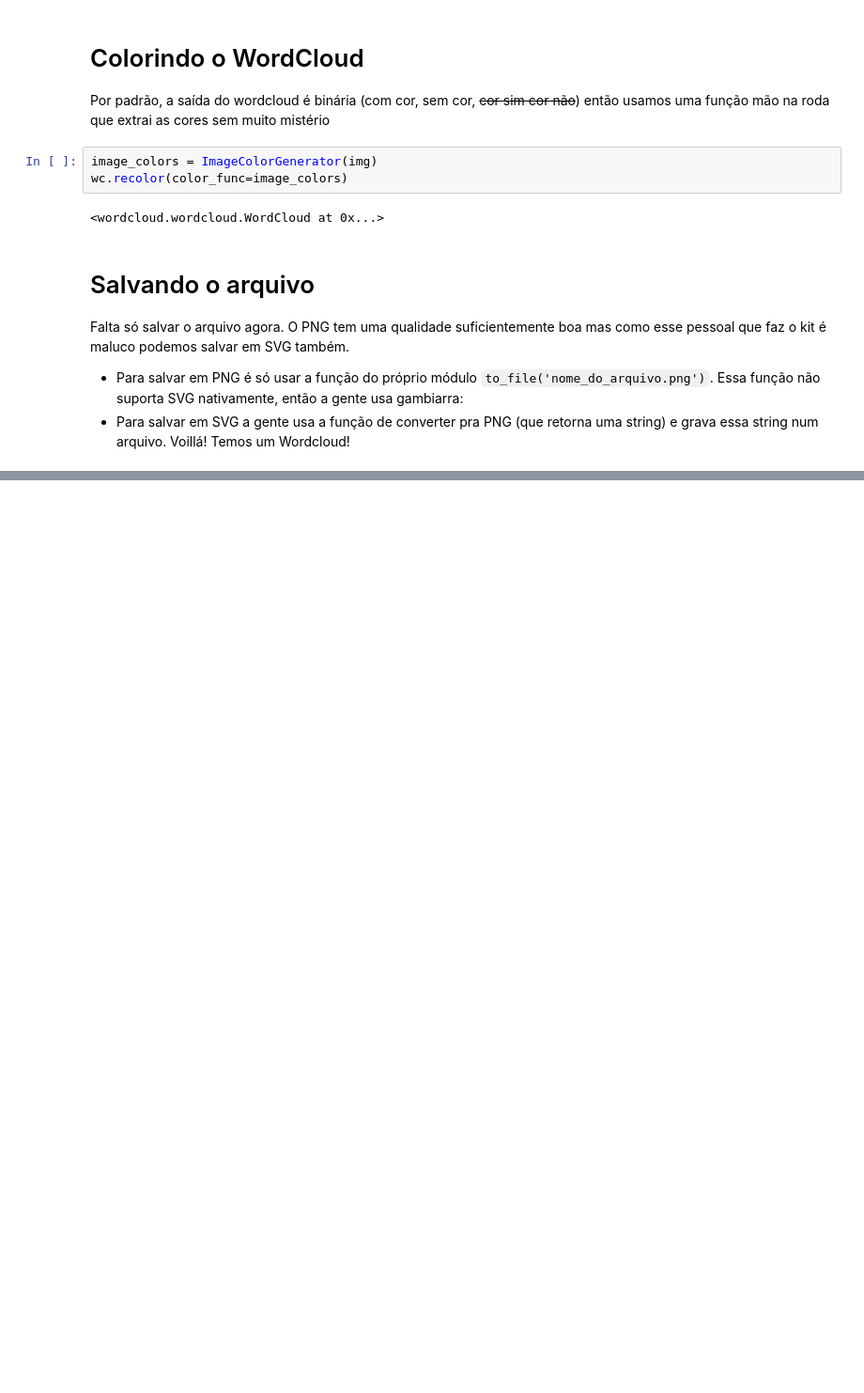
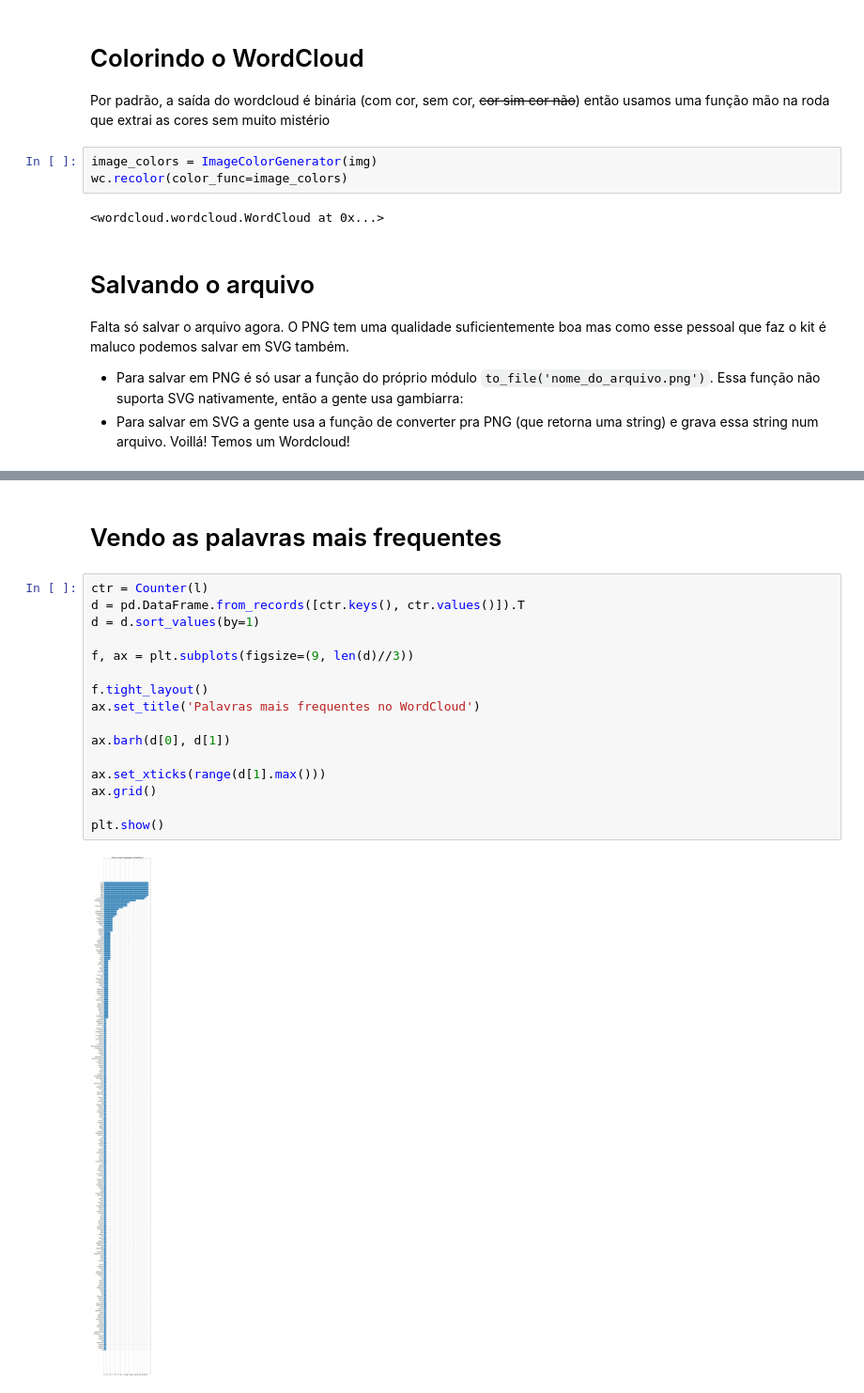
Before and after one commit to pesadaum/wordcloud-unifei, a Jupyter notebook: wc.ipynb, the cells around one changed output, grey strips where cells are left out. Shown at 94% size. Cells and saved outputs as stored; diff of their text form; blank space fills up the shorter version.

```diff
--- a/wc.ipynb
+++ b/wc.ipynb
@@ -167,2 +210,22 @@ ax[2].set(
+# %% [markdown]
+# Vendo as palavras mais frequentes
+# %%
+ctr = Counter(l)
+d = pd.DataFrame.from_records([ctr.keys(), ctr.values()]).T
+d = d.sort_values(by=1)
+
+f, ax = plt.subplots(figsize=(9, len(d)//3))
+
+f.tight_layout()
+ax.set_title('Palavras mais frequentes no WordCloud')
+
+ax.barh(d[0], d[1])
+
+ax.set_xticks(range(d[1].max()))
+ax.grid()
+
+plt.show()
+# %% [output]
+[figure, added]
 # %% [markdown]
 ![](./img_out/wc_color_dummy.png)
```
Also changed, not shown: parts of 14 cells of this notebook, 38 other files.
